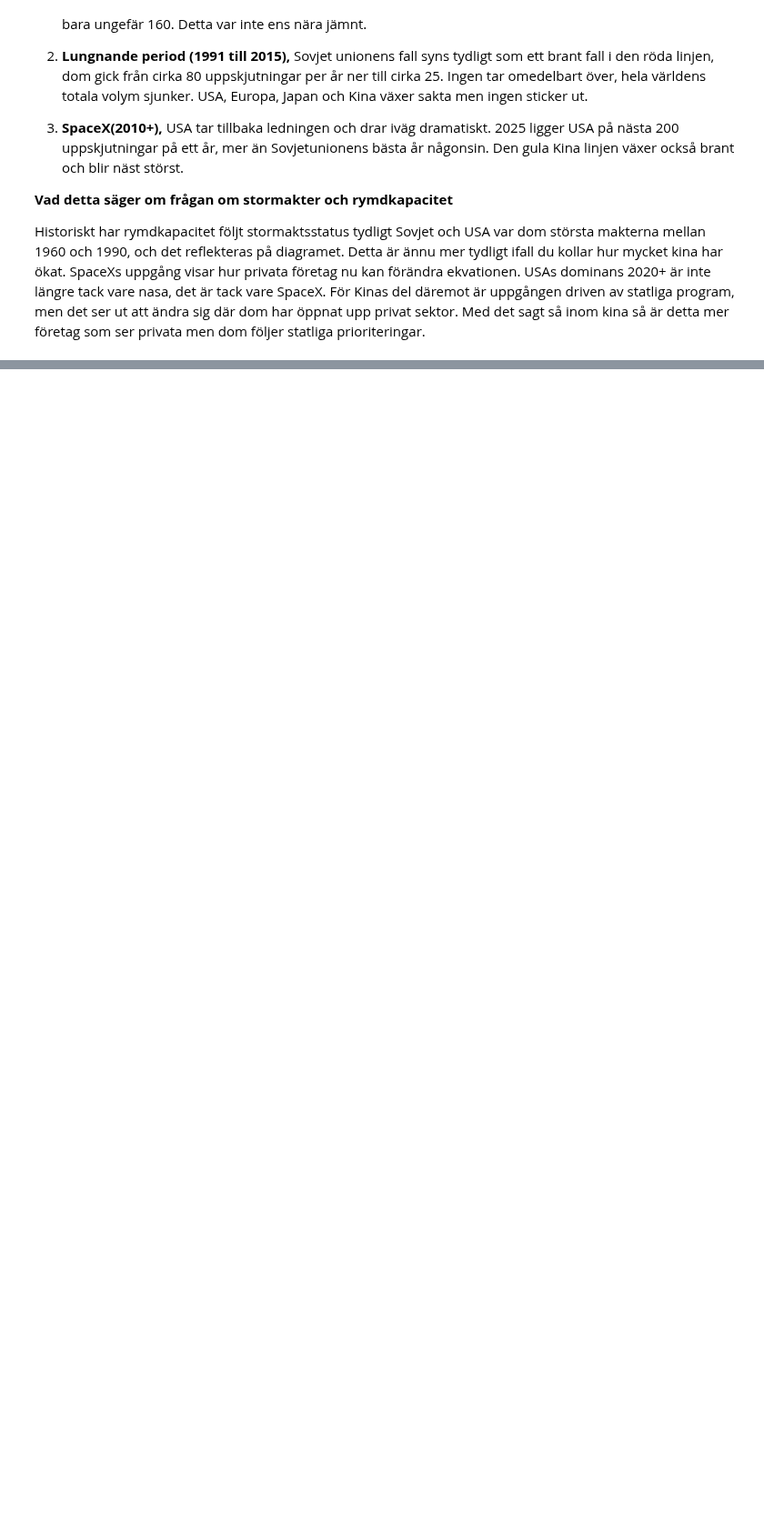
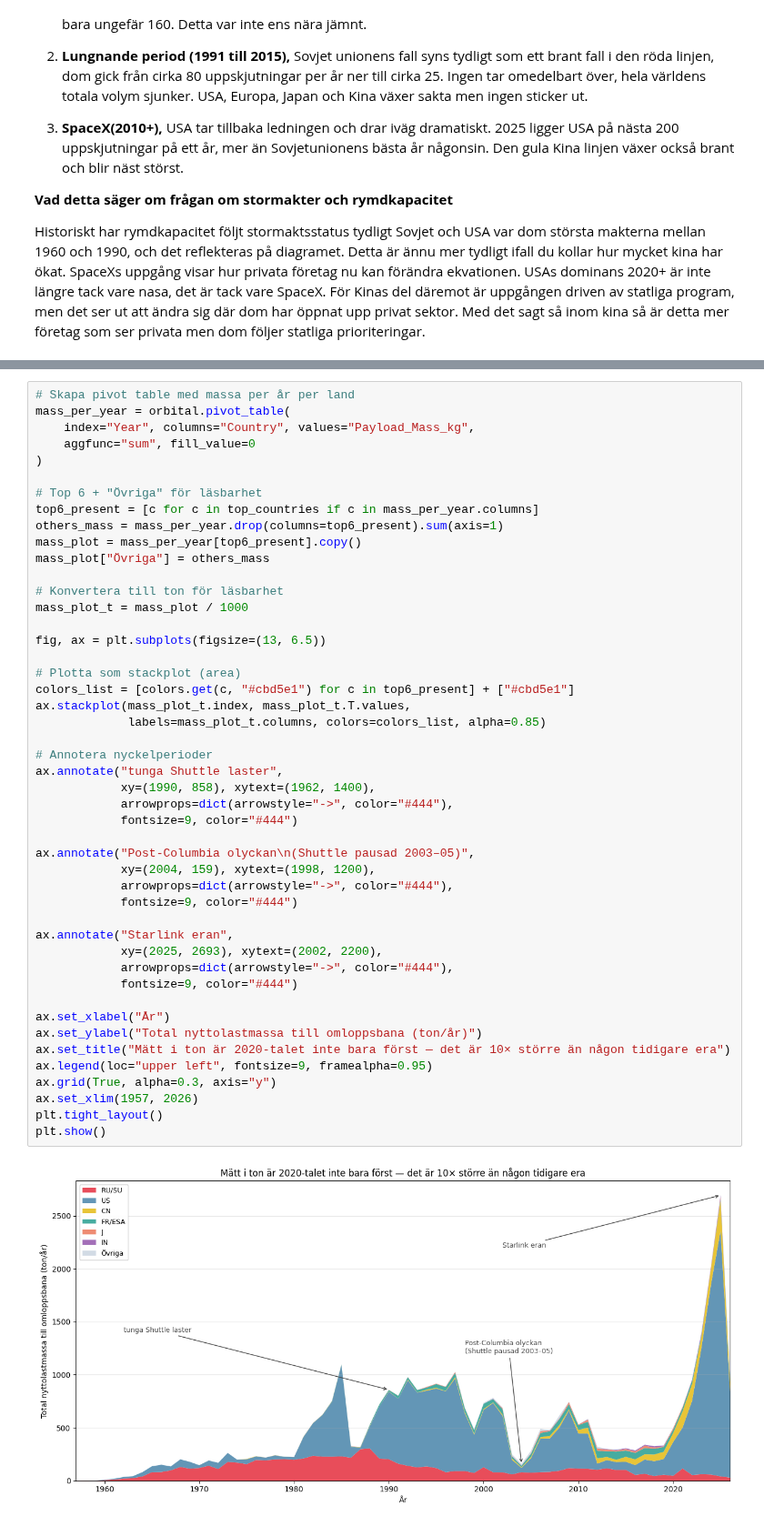
Before and after one commit to jacoblasse/KK1-rymduppskjutningar, a Jupyter notebook: notebook.ipynb, the cells around one changed output, grey strips where cells are left out. Shown at 91% size. Cells and saved outputs as stored; diff of their text form; blank space fills up the shorter version.

Commit message:
Created diagram for massa to orbit per year

```diff
--- a/notebook.ipynb
+++ b/notebook.ipynb
@@ -851,0 +858,49 @@ Historiskt har rymdkapacitet följt stormaktsstatus tydligt Sovjet och USA var d
+# %%
+# Skapa pivot table med massa per år per land
+mass_per_year = orbital.pivot_table(
+    index="Year", columns="Country", values="Payload_Mass_kg",
+    aggfunc="sum", fill_value=0
+)
+
+# Top 6 + "Övriga" för läsbarhet
+top6_present = [c for c in top_countries if c in mass_per_year.columns]
+others_mass = mass_per_year.drop(columns=top6_present).sum(axis=1)
+mass_plot = mass_per_year[top6_present].copy()
+mass_plot["Övriga"] = others_mass
+
+# Konvertera till ton för läsbarhet
+mass_plot_t = mass_plot / 1000
+
+fig, ax = plt.subplots(figsize=(13, 6.5))
+
+# Plotta som stackplot (area)
+colors_list = [colors.get(c, "#cbd5e1") for c in top6_present] + ["#cbd5e1"]
+ax.stackplot(mass_plot_t.index, mass_plot_t.T.values,
+             labels=mass_plot_t.columns, colors=colors_list, alpha=0.85)
+
+# Annotera nyckelperioder
+ax.annotate("tunga Shuttle laster",
+            xy=(1990, 858), xytext=(1962, 1400),
+            arrowprops=dict(arrowstyle="->", color="#444"),
+            fontsize=9, color="#444")
+
+ax.annotate("Post-Columbia olyckan\n(Shuttle pausad 2003–05)",
+            xy=(2004, 159), xytext=(1998, 1200),
+            arrowprops=dict(arrowstyle="->", color="#444"),
+            fontsize=9, color="#444")
+
+ax.annotate("Starlink eran",
+            xy=(2025, 2693), xytext=(2002, 2200),
+            arrowprops=dict(arrowstyle="->", color="#444"),
+            fontsize=9, color="#444")
+
+ax.set_xlabel("År")
+ax.set_ylabel("Total nyttolastmassa till omloppsbana (ton/år)")
+ax.set_title("Mätt i ton är 2020-talet inte bara först — det är 10× större än någon tidigare era")
+ax.legend(loc="upper left", fontsize=9, framealpha=0.95)
+ax.grid(True, alpha=0.3, axis="y")
+ax.set_xlim(1957, 2026)
+plt.tight_layout()
+plt.show()
+# %% [output]
+[figure, added]
```
Also changed, not shown: parts of 1 cell of this notebook.
